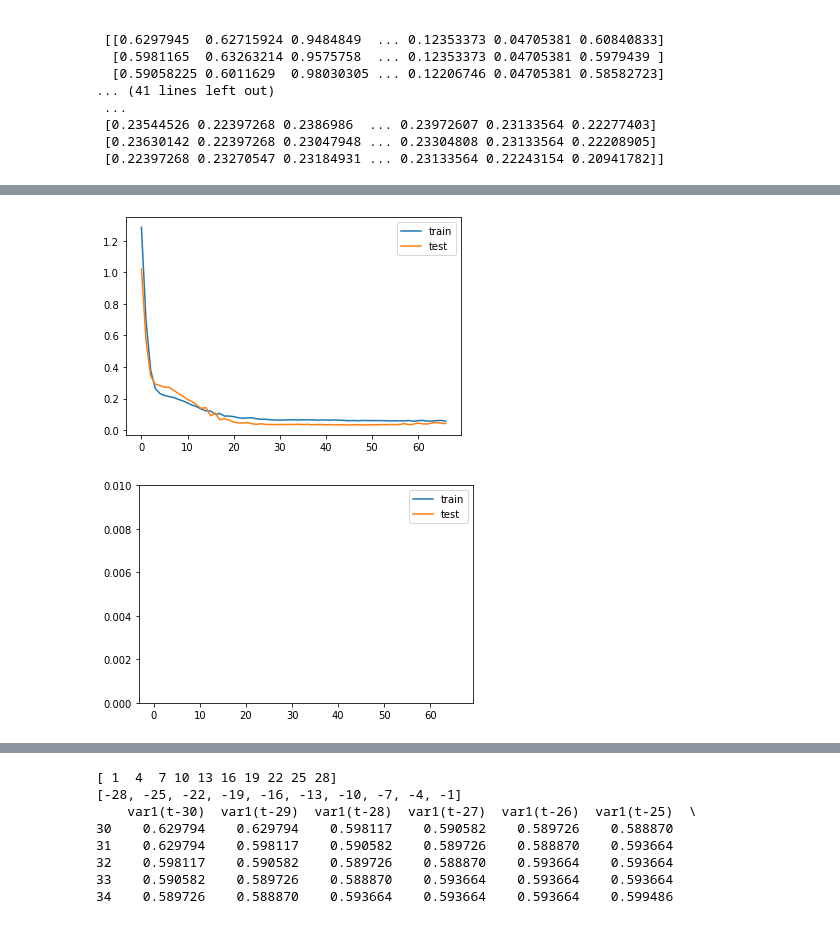
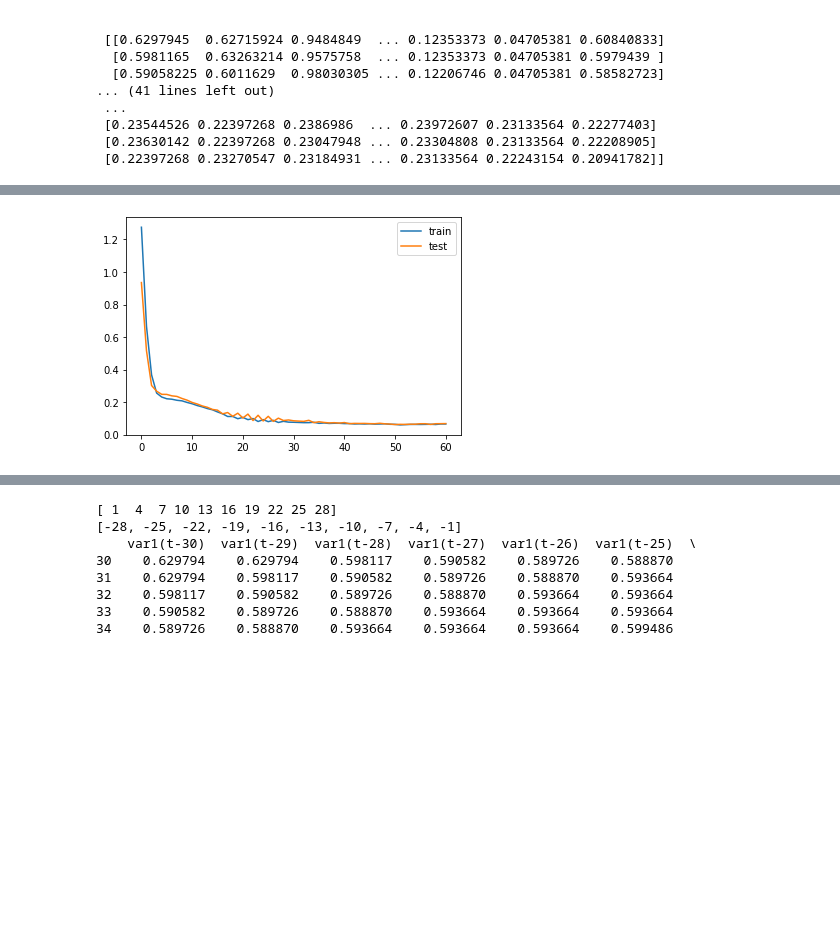
Before and after one commit to kevinddchen/ECE247, a Jupyter notebook: LSTM_for_exchange_rate.ipynb, the cells around one changed output, grey strips where cells are left out. Saved outputs shown, nothing was run; the diff lists cells and outputs as text; code cells hidden in the pictures; blank space fills up the shorter version.

```diff
--- a/LSTM_for_exchange_rate.ipynb
+++ b/LSTM_for_exchange_rate.ipynb
@@ -221,12 +221,12 @@ print(train_y)
 
 lr = 1e-3
 opt = keras.optimizers.Adam(learning_rate=lr)
-ls = 'mae'  # 'mse'
+ls = 'mse'  # 'mse'
 bs = 100
 epo = 200
 hid_dim1 = 300
 do_rate = 0.1
-callback = tf.keras.callbacks.EarlyStopping(monitor='val_loss', patience=20)
+callback = tf.keras.callbacks.EarlyStopping(monitor='val_loss', patience=10)
 model_type = 'GRU' # or 'LSTM' or 'ConvLSTM2D'
 
 
@@ -289,9 +289,10 @@ Epoch 67/200
 # %%
 # plot history for loss
 pyplot.plot(history.history['loss'], label='train')
 pyplot.plot(history.history['val_loss'], label='test')
 pyplot.legend()
 pyplot.show()
+
+scores = model.evaluate(test_X, test_y, verbose=1)
 # %% [output]
-[figure, old version]
+[figure, new version]
-[figure, removed]
```
Also changed, not shown: parts of 3 cells of this notebook.
